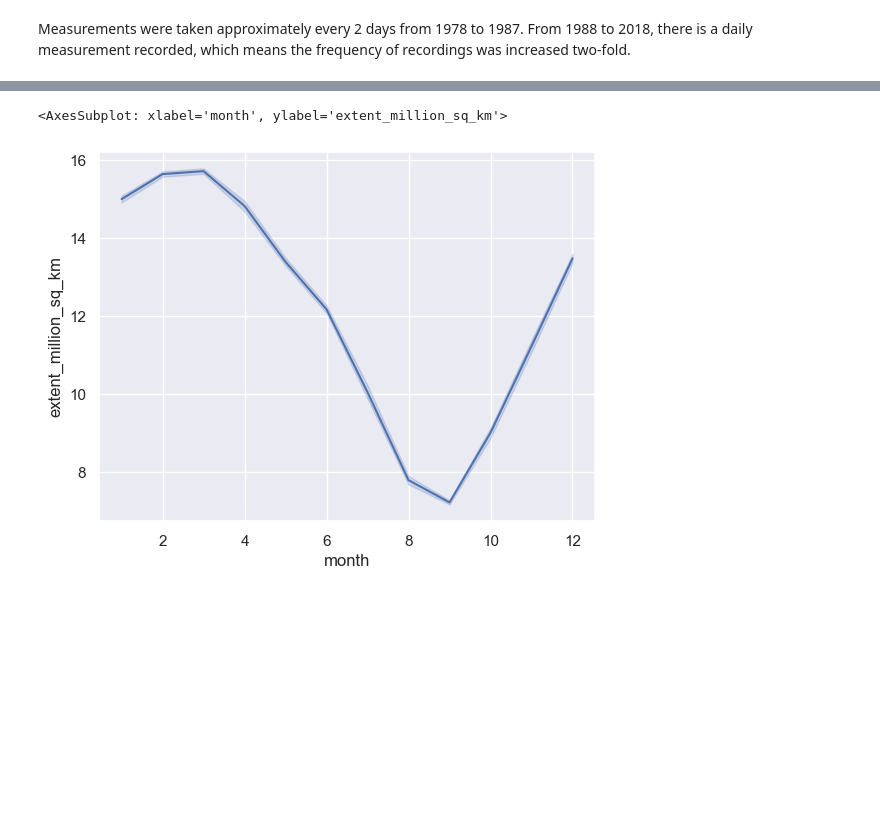
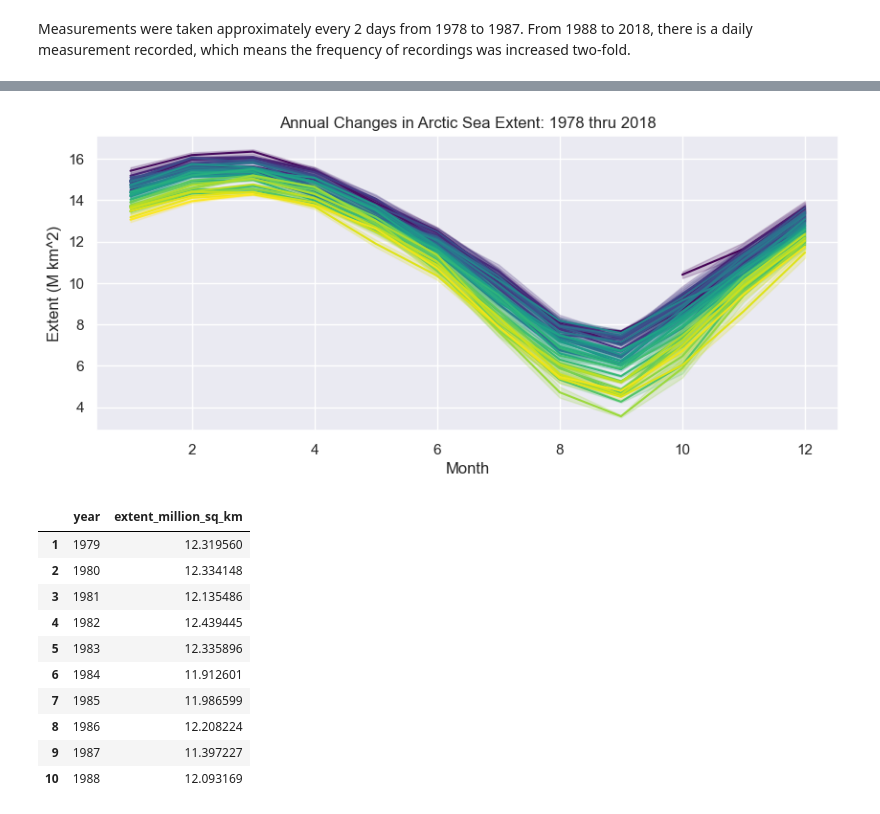
Before and after one commit to giantmagellan/SeaIceForecast, a Jupyter notebook: seaice_eda.ipynb, the cells around one changed output, grey strips where cells are left out. Drawn from its saved outputs; the diff is of its cells as text; code cells hidden in the pictures; blank space fills up the shorter version.

Commit message:
analysing annual trends

```diff
--- a/seaice_eda.ipynb
+++ b/seaice_eda.ipynb
@@ -118,10 +122,12 @@ plt.show()
 # %%
+sns.set_style('darkgrid')
+
 # Filtering data for specific years (assuming 'sea_ice_df' is your DataFrame)
 sea_ice_1979 = sea_ice_df[sea_ice_df['year'] == 1979]
 sea_ice_2017 = sea_ice_df[sea_ice_df['year'] == 2017]
 
 # Create subplots with two rows and one column
-fig, axes = plt.subplots(1, 1, figsize=(10, 8))
+fig, axes = plt.subplots(1, 1, figsize=(10, 4))
 
 # Plot for 1978 on the first subplot
 sns.lineplot(x='month', y='extent_million_sq_km', data=sea_ice_1979, hue='year', linestyle='dashed', palette='mako', ax=axes)
@@ -166,8 +169,32 @@ g.tight_layout()
-# %%
-# Separate data frames by decade
-df1 = sea_ice_df.where((sea_ice_df["year"] >= 1987) & (sea_ice_df["year"] <= 1989))
-# Plot the responses for different events and regions
-sns.lineplot(data=df1, x="month", y="extent_million_sq_km", hue="year", palette="mako", legend=False)
-# %% [output]
-<AxesSubplot: xlabel='month', ylabel='extent_million_sq_km'>
-[figure, removed]
+# %%
+# Plot annual changes in sea ice extent
+sns.set_style('darkgrid')
+sns.set(rc={'figure.figsize':(10,4)})
+
+sns.lineplot(data=sea_ice_df, x="month", y="extent_million_sq_km", hue="year", palette="viridis", legend=False)
+plt.title("Annual Changes in Arctic Sea Extent: 1978 thru 2018")
+plt.xlabel("Month")
+plt.ylabel("Extent (M km^2)")
+
+# Save and show plot
+plt.savefig('figures/sie_annual_changes.png')
+plt.show()
+# %% [output]
+[figure, added]
+# %%
+# Average Annual Arctic Sea Ice Extent
+avg_sie_df = sea_ice_df.groupby(sea_ice_df['year']).mean().drop(columns=["month"]).reset_index()
+avg_sie_df = avg_sie_df[1:-1]
+avg_sie_df.head(10)
+# %% [output]
+|  | year | extent_million_sq_km |
+| 1 | 1979 | 12.319560 |
+| 2 | 1980 | 12.334148 |
+| 3 | 1981 | 12.135486 |
+| 4 | 1982 | 12.439445 |
+| 5 | 1983 | 12.335896 |
+| 6 | 1984 | 11.912601 |
+| 7 | 1985 | 11.986599 |
+| 8 | 1986 | 12.208224 |
+| 9 | 1987 | 11.397227 |
+| 10 | 1988 | 12.093169 |
```
Also changed, not shown: parts of 5 cells of this notebook, 5 other files.
